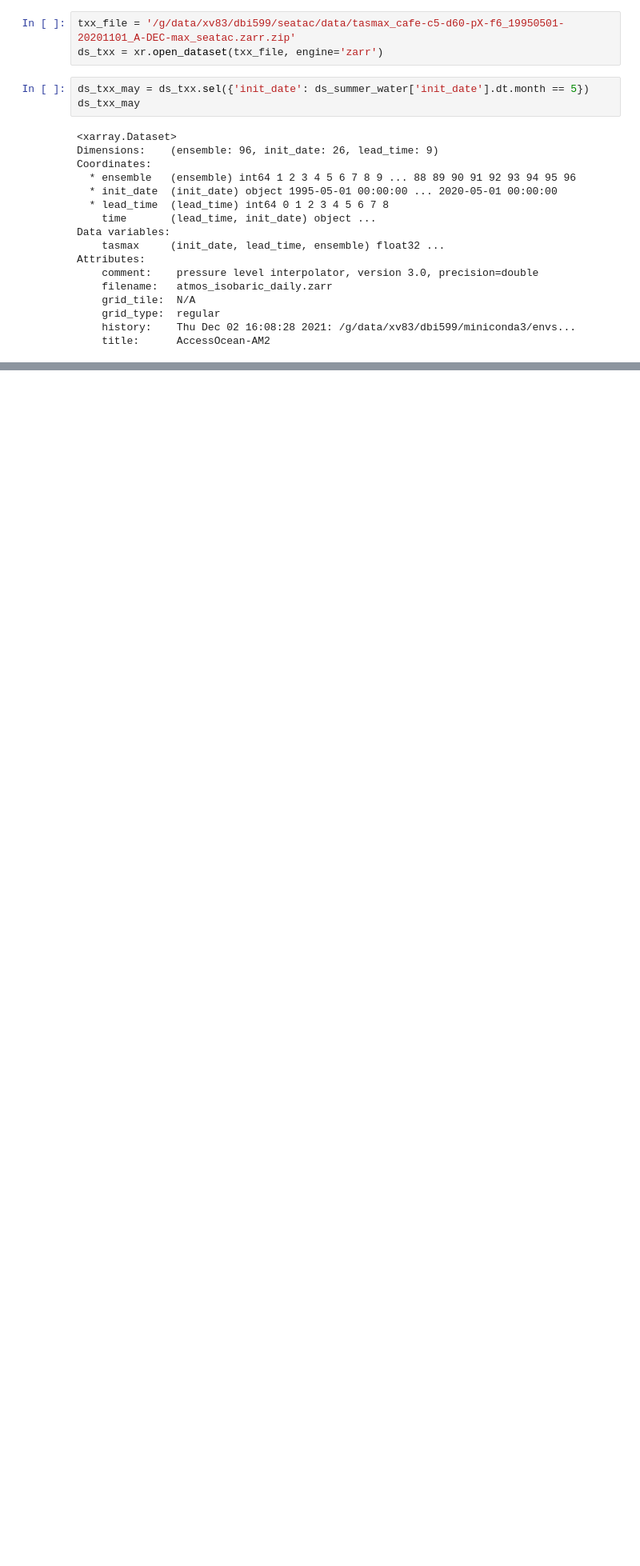
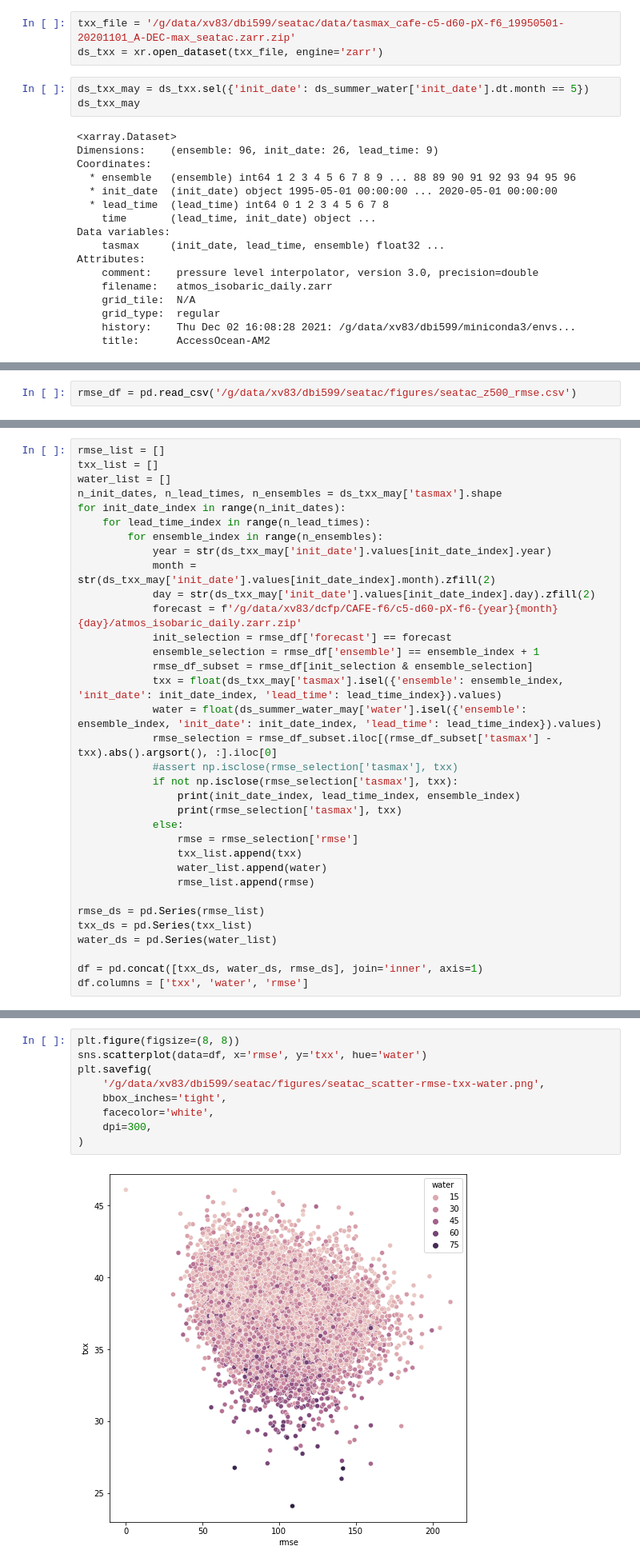
Before and after one commit to DamienIrving/seatac-txx, a Jupyter notebook: soil_moisture.ipynb, the cells around one changed output, grey strips where cells are left out. Shown: that part at 80% size. Saved outputs shown, nothing was run; the diff lists cells and outputs as text; blank space fills up the shorter version.

Commit message:
Add water hue to txx vs rmse scatterplot

```diff
--- a/soil_moisture.ipynb
+++ b/soil_moisture.ipynb
@@ -124,0 +125,2 @@ plt.show()
+# %%
+rmse_df = pd.read_csv('/g/data/xv83/dbi599/seatac/figures/seatac_z500_rmse.csv')
@@ -124,0 +203,34 @@ plt.show()
+# %%
+rmse_list = []
+txx_list = []
+water_list = []
+n_init_dates, n_lead_times, n_ensembles = ds_txx_may['tasmax'].shape
+for init_date_index in range(n_init_dates):
+    for lead_time_index in range(n_lead_times):
+        for ensemble_index in range(n_ensembles):
+            year = str(ds_txx_may['init_date'].values[init_date_index].year)
+            month = str(ds_txx_may['init_date'].values[init_date_index].month).zfill(2)
+            day = str(ds_txx_may['init_date'].values[init_date_index].day).zfill(2)
+            forecast = f'/g/data/xv83/dcfp/CAFE-f6/c5-d60-pX-f6-{year}{month}{day}/atmos_isobaric_daily.zarr.zip'
+            init_selection = rmse_df['forecast'] == forecast
+            ensemble_selection = rmse_df['ensemble'] == ensemble_index + 1
+            rmse_df_subset = rmse_df[init_selection & ensemble_selection]
+            txx = float(ds_txx_may['tasmax'].isel({'ensemble': ensemble_index, 'init_date': init_date_index, 'lead_time': lead_time_index}).values)
+            water = float(ds_summer_water_may['water'].isel({'ensemble': ensemble_index, 'init_date': init_date_index, 'lead_time': lead_time_index}).values)
+            rmse_selection = rmse_df_subset.iloc[(rmse_df_subset['tasmax'] - txx).abs().argsort(), :].iloc[0]
+            #assert np.isclose(rmse_selection['tasmax'], txx)
+            if not np.isclose(rmse_selection['tasmax'], txx):
+                print(init_date_index, lead_time_index, ensemble_index)
+                print(rmse_selection['tasmax'], txx)
+            else:
+                rmse = rmse_selection['rmse']
+                txx_list.append(txx)
+                water_list.append(water)
+                rmse_list.append(rmse)
+
+rmse_ds = pd.Series(rmse_list)
+txx_ds = pd.Series(txx_list)
+water_ds = pd.Series(water_list)
+
+df = pd.concat([txx_ds, water_ds, rmse_ds], join='inner', axis=1)
+df.columns = ['txx', 'water', 'rmse']
@@ -124,0 +271,11 @@ plt.show()
+# %%
+plt.figure(figsize=(8, 8))
+sns.scatterplot(data=df, x='rmse', y='txx', hue='water')
+plt.savefig(
+    '/g/data/xv83/dbi599/seatac/figures/seatac_scatter-rmse-txx-water.png',
+    bbox_inches='tight',
+    facecolor='white',
+    dpi=300,
+)
+# %% [output]
+[figure, added]
```
Also changed, not shown: parts of 16 cells of this notebook.
